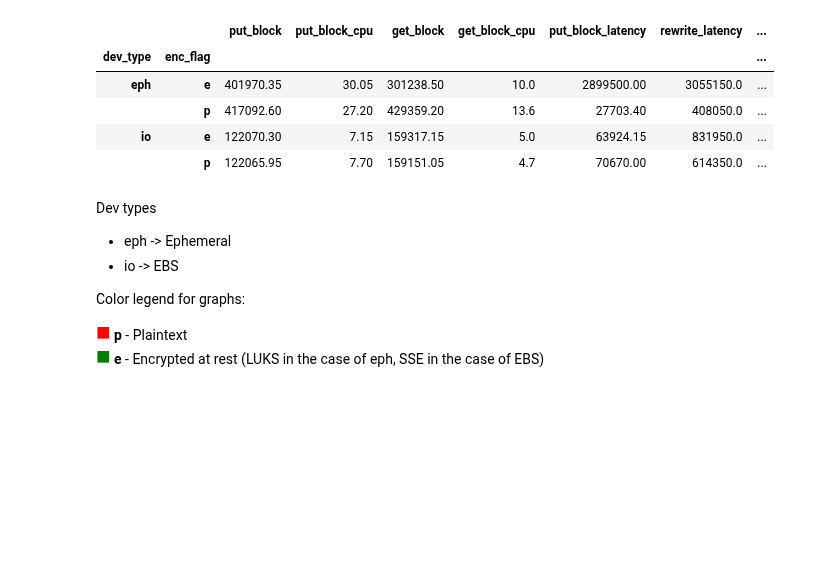
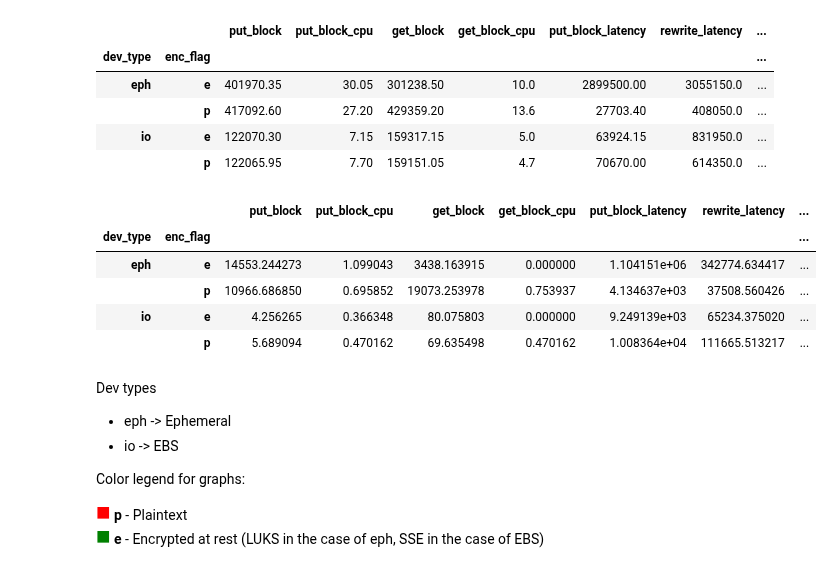
Before and after one commit to philipsoutham/aws-encryption-performance, a Jupyter notebook: To crypto, or not to crypto....ipynb, the cells around one changed output. Cells and saved outputs as stored; diff of their text form; code cells hidden in the pictures; blank space fills up the shorter version.

```diff
--- a/To crypto, or not to crypto....ipynb
+++ b/To crypto, or not to crypto....ipynb
@@ -251,6 +272,15 @@ bonnie.groupby(["dev_type","enc_flag"]).mean()
 |  | p | 417092.60 | 27.20 | 429359.20 | 13.6 | 27703.40 | 408050.0 | ... |
 | io | e | 122070.30 | 7.15 | 159317.15 | 5.0 | 63924.15 | 831950.0 | ... |
 |  | p | 122065.95 | 7.70 | 159151.05 | 4.7 | 70670.00 | 614350.0 | ... |
+# %%
+bonnie.groupby(["dev_type","enc_flag"]).std()
+# %% [output]
+|  |  | put_block | put_block_cpu | get_block | get_block_cpu | put_block_latency | rewrite_latency | ... |
+| dev_type | enc_flag |  |  |  |  |  |  | ... |
+| eph | e | 14553.244273 | 1.099043 | 3438.163915 | 0.000000 | 1.104151e+06 | 342774.634417 | ... |
+|  | p | 10966.686850 | 0.695852 | 19073.253978 | 0.753937 | 4.134637e+03 | 37508.560426 | ... |
+| io | e | 4.256265 | 0.366348 | 80.075803 | 0.000000 | 9.249139e+03 | 65234.375020 | ... |
+|  | p | 5.689094 | 0.470162 | 69.635498 | 0.470162 | 1.008364e+04 | 111665.513217 | ... |
 # %% [markdown]
 Dev types
 + eph -> Ephemeral
```
Also changed, not shown: parts of 9 cells of this notebook, 2 other files.
